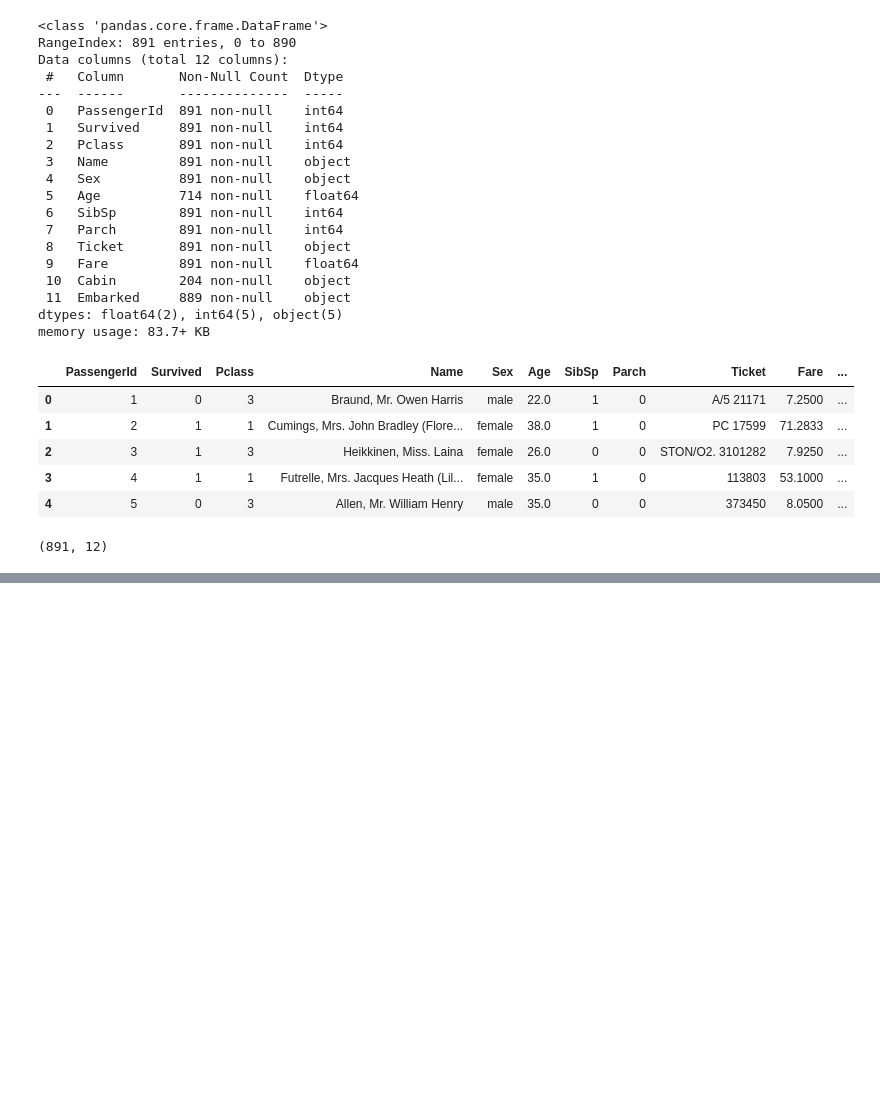
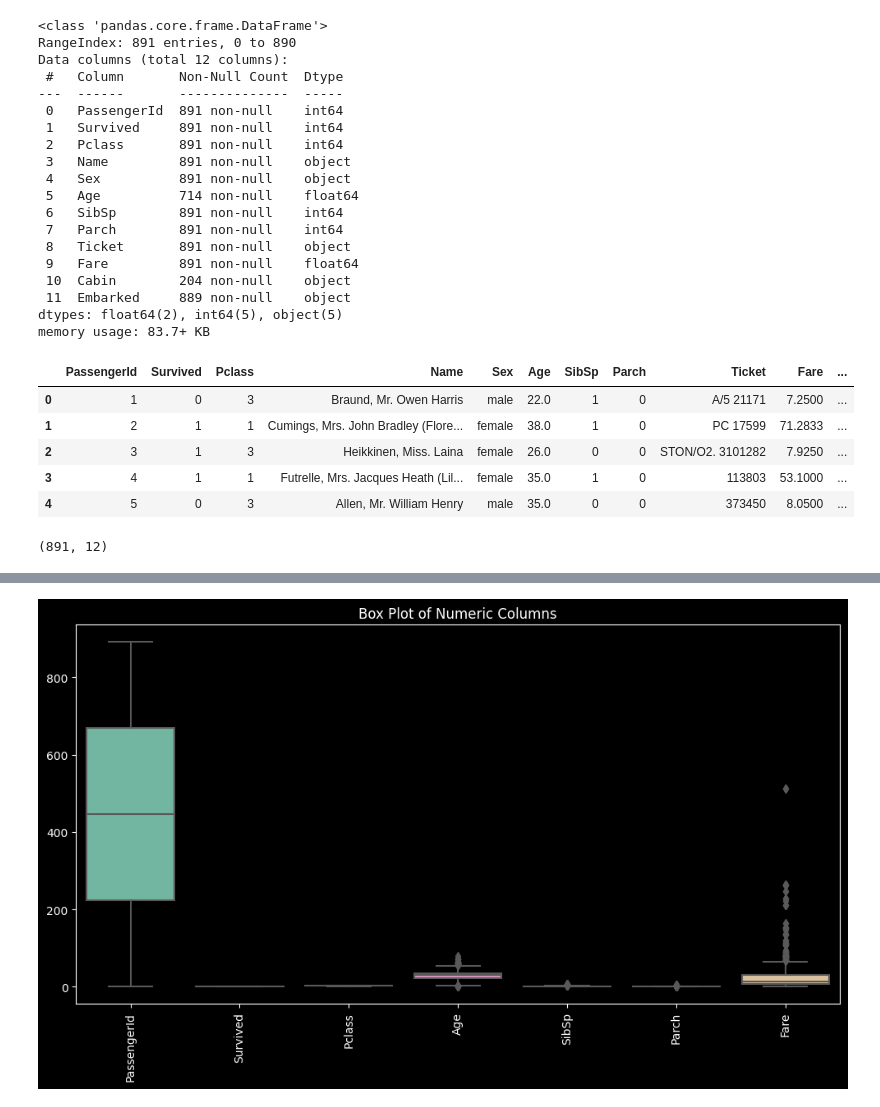
Before and after one commit to anirudhawagh/AWA, a Jupyter notebook: TechnohackTask1_byAniruddhawagh.ipynb, the cells around one changed output, grey strips where cells are left out. Drawn from its saved outputs; the diff is of its cells as text; code cells hidden in the pictures; blank space fills up the shorter version.

```diff
--- a/TechnohackTask1_byAniruddhawagh.ipynb
+++ b/TechnohackTask1_byAniruddhawagh.ipynb
@@ -85,0 +144,10 @@ ds.shape
+# %%
+#Handle the missing values
+numerical_columns = ds.select_dtypes(include=['int64', 'float64']).columns
+ds[numerical_columns] = ds[numerical_columns].fillna(ds[numerical_columns].mean())
+
+categorical_columns = ds.select_dtypes(include='object').columns
+ds[categorical_columns] = ds[categorical_columns].fillna('Unknown')
+
+# Chcek if any missing value is left after handling
+print(ds.isnull().sum())
@@ -85,0 +206,12 @@ ds.shape
+# %%
+import seaborn as sns
+import matplotlib.pyplot as plt
+
+numeric_columns = ds.select_dtypes(include=['int64', 'float64'])
+plt.figure(figsize=(12, 6))
+sns.boxplot(data=numeric_columns, orient="v", palette="Set2")  # Use "v" for vertical orientation
+plt.title("Box Plot of Numeric Columns")
+plt.xticks(rotation=90)  # Rotate x-axis labels if needed
+plt.show()
+# %% [output]
+[figure, added]
```
Also changed, not shown: parts of 13 cells of this notebook.
